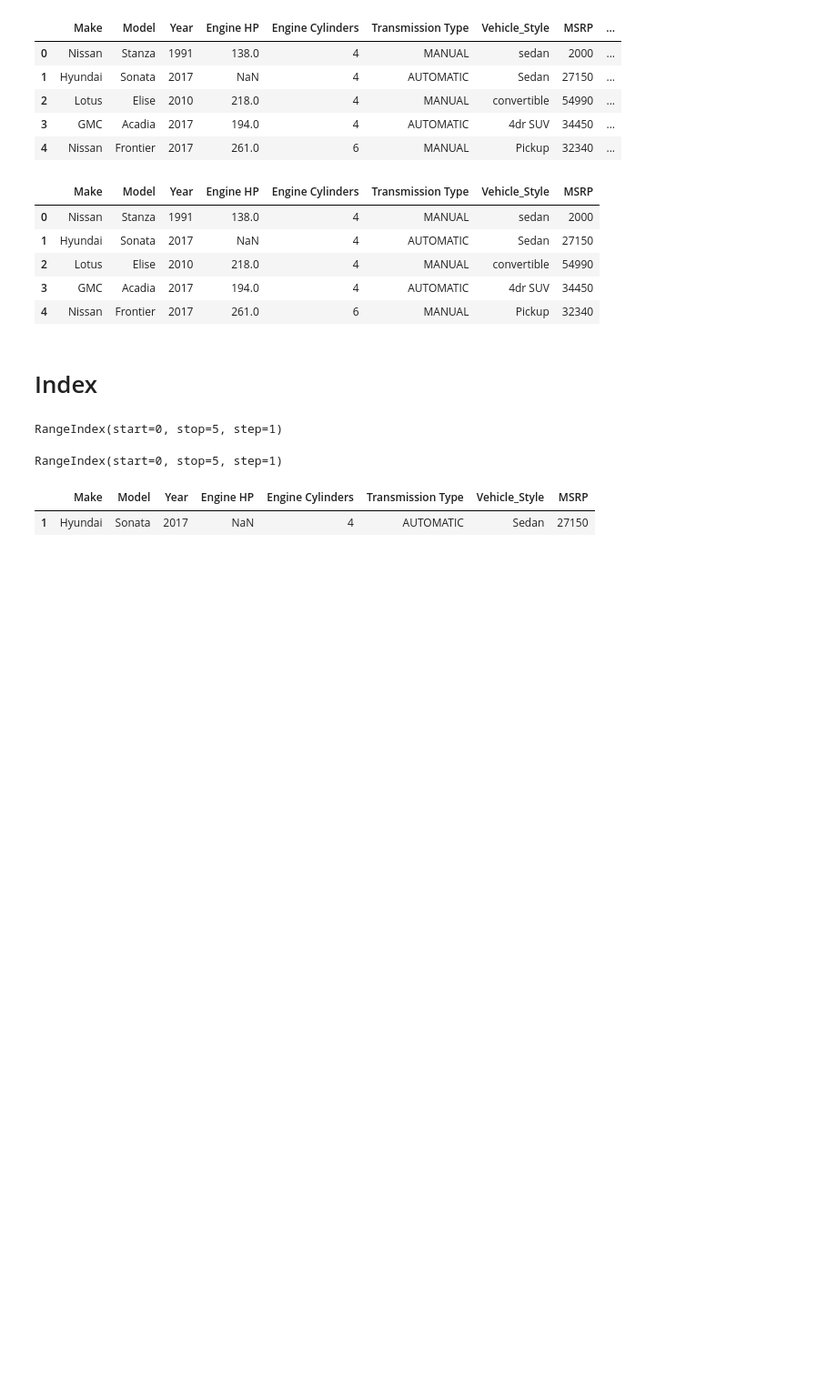
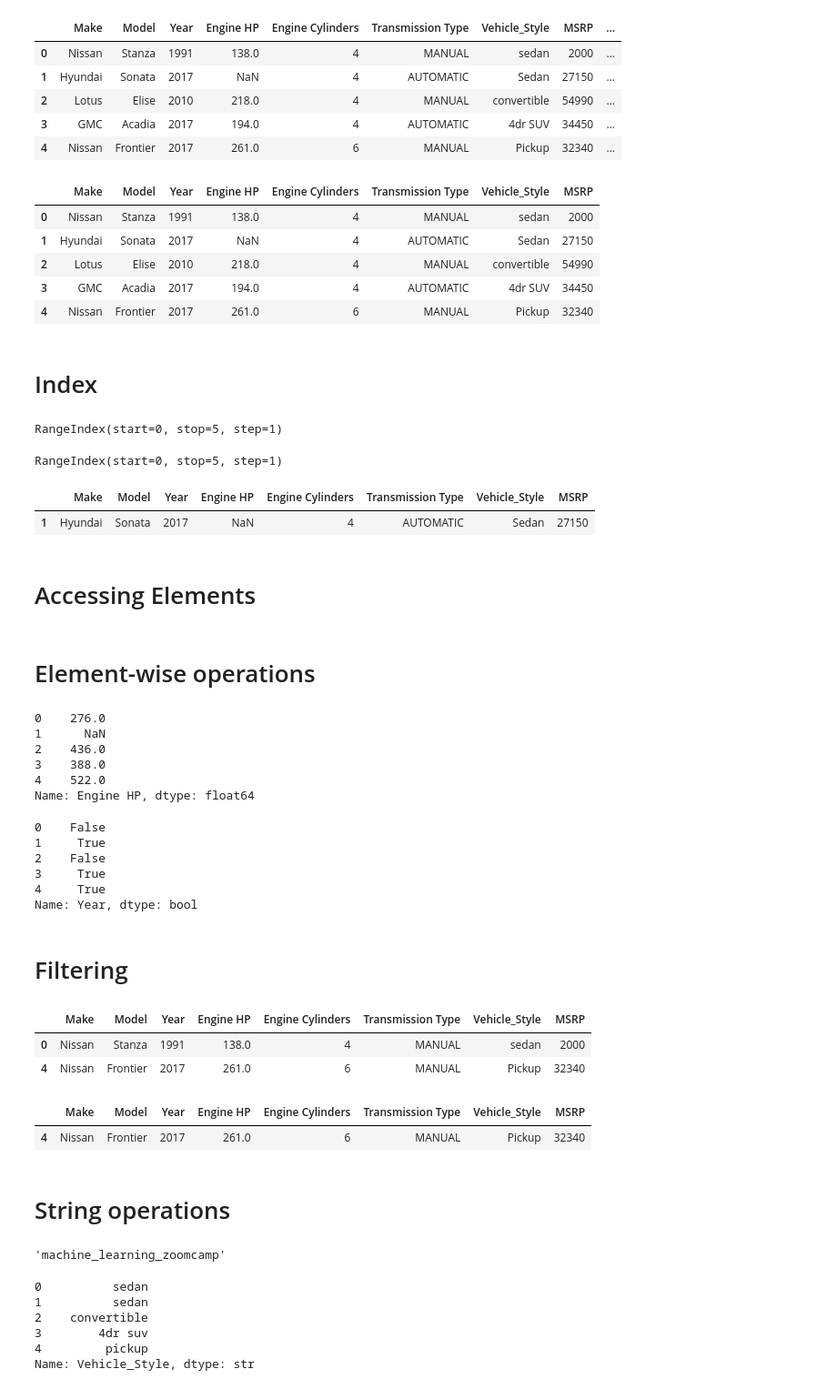
Before and after one commit to AbhilashChutia/machine-learning-zoomcamp, a Jupyter notebook: 01-intro/09-pandas.ipynb, the cells around one changed output. Shown at 91% size. Saved outputs shown, nothing was run; the diff lists cells and outputs as text; code cells hidden in the pictures; blank space fills up the shorter version.

```diff
--- a/01-intro/09-pandas.ipynb
+++ b/01-intro/09-pandas.ipynb
@@ -165,3 +165,57 @@ df.loc[[1]]
 # %% [output]
 |  | Make | Model | Year | Engine HP | Engine Cylinders | Transmission Type | Vehicle_Style | MSRP |
 | 1 | Hyundai | Sonata | 2017 | NaN | 4 | AUTOMATIC | Sedan | 27150 |
+# %% [markdown]
+# Accessing Elements
+# %% [markdown]
+# Element-wise operations
+# %%
+df['Engine HP'] * 2
+# %% [output]
+0    276.0
+1      NaN
+2    436.0
+3    388.0
+4    522.0
+Name: Engine HP, dtype: float64
+# %%
+df['Year'] >= 2015
+# %% [output]
+0    False
+1     True
+2    False
+3     True
+4     True
+Name: Year, dtype: bool
+# %% [markdown]
+# Filtering
+# %%
+df[
+    df['Make'] == 'Nissan'
+]
+# %% [output]
+|  | Make | Model | Year | Engine HP | Engine Cylinders | Transmission Type | Vehicle_Style | MSRP |
+| 0 | Nissan | Stanza | 1991 | 138.0 | 4 | MANUAL | sedan | 2000 |
+| 4 | Nissan | Frontier | 2017 | 261.0 | 6 | MANUAL | Pickup | 32340 |
+# %%
+df[
+    (df['Make'] == 'Nissan') & (df['Year'] >= 2015)
+]
+# %% [output]
+|  | Make | Model | Year | Engine HP | Engine Cylinders | Transmission Type | Vehicle_Style | MSRP |
+| 4 | Nissan | Frontier | 2017 | 261.0 | 6 | MANUAL | Pickup | 32340 |
+# %% [markdown]
+# String operations
+# %%
+'machine learning zoomcamp'.replace(' ', '_')
+# %% [output]
+'machine_learning_zoomcamp'
+# %%
+df['Vehicle_Style'].str.lower()
+# %% [output]
+0          sedan
+1          sedan
+2    convertible
+3        4dr suv
+4         pickup
+Name: Vehicle_Style, dtype: str
```
Also changed, not shown: parts of 12 cells of this notebook, 3 other files.
